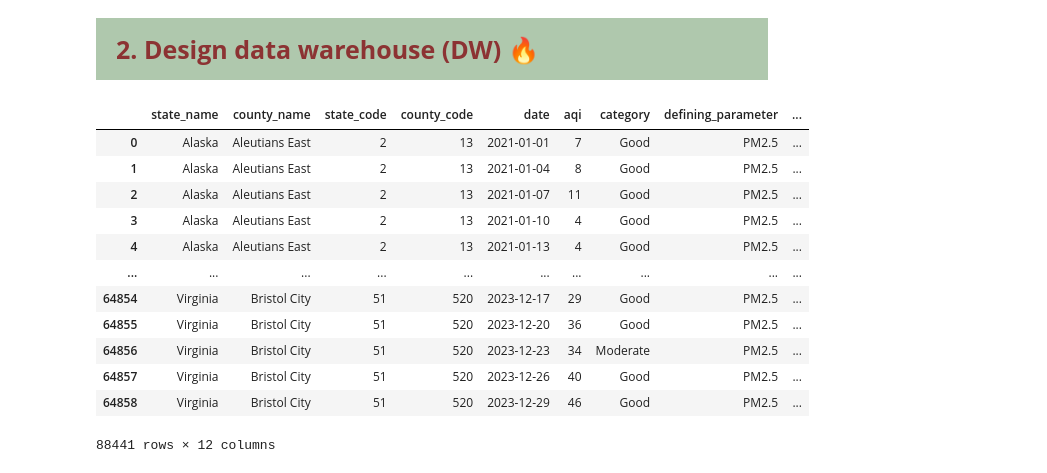
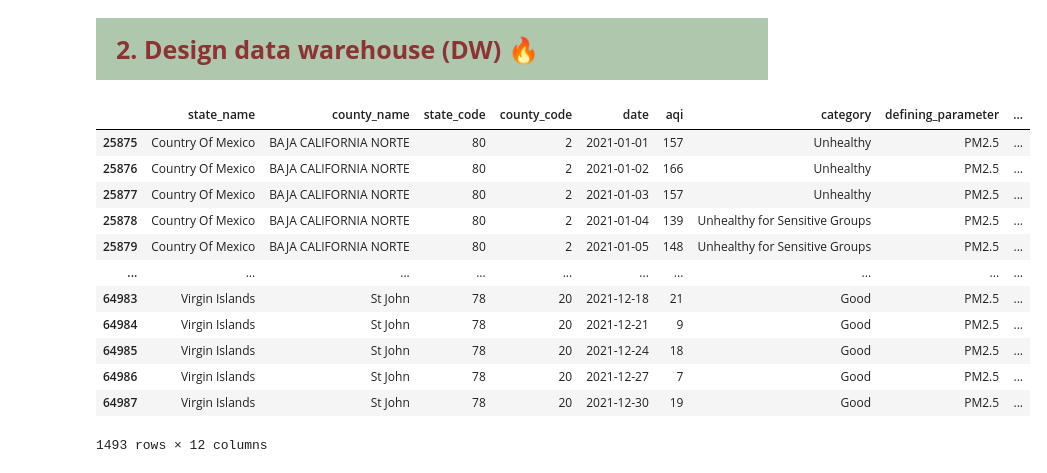
Before and after one commit to Alexieve/Business-Intelligence, a Jupyter notebook: Document/Report.ipynb, the cells around one changed output. Drawn from its saved outputs; the diff is of its cells as text; code cells hidden in the pictures.

```diff
--- a/Document/Report.ipynb
+++ b/Document/Report.ipynb
@@ -267,18 +267,3 @@ Data columns (total 12 columns):
  11  last_updated               194964 non-null  datetime64[ns]
 dtypes: datetime64[ns](3), int64(4), object(5)
 memory usage: 19.3+ MB
-# %%
-# Good: 0 - 50
-# Moderate aqi: 51 - 100
-# Unhealthy for Sensitive Groups: 101 - 150
-# Unhealthy: 151 - 200
-# Very Unhealthy: 201 - 300
-# Hazardous: > 300
-
-# mapping category value again base on above aqi value
-df['category'] = df['aqi'].apply(lambda x: 'Good' if x >= 0 and x <= 50 else
-                                    'Moderate' if x >= 51 and x <= 100 else
-                                    'Unhealthy for Sensitive Groups' if x >= 101 and x <= 150 else
-                                    'Unhealthy' if x >= 151 and x <= 200 else
-                                    'Very Unhealthy' if x >= 201 and x <= 300 else
-                                    'Hazardous')
@@ -380,19 +382,19 @@ df.to_csv('../Data/state_aqi_full.csv', index=False)
 <div style="text-align: left; font-family: 'Trebuchet MS', Arial, sans-serif; color: #8C3333; padding: 20px; font-size: 25px; font-weight: bold; border-radius: 0 0 0 0; background-color: #AFC8AD">
   2. Design data warehouse (DW) 🔥
 </div>
-# %%
-df[df['defining_parameter']=='PM2.5']
-# %% [output]
-|  | state_name | county_name | state_code | county_code | date | aqi | category | defining_parameter | ... |
-| 0 | Alaska | Aleutians East | 2 | 13 | 2021-01-01 | 7 | Good | PM2.5 | ... |
-| 1 | Alaska | Aleutians East | 2 | 13 | 2021-01-04 | 8 | Good | PM2.5 | ... |
-| 2 | Alaska | Aleutians East | 2 | 13 | 2021-01-07 | 11 | Good | PM2.5 | ... |
-| 3 | Alaska | Aleutians East | 2 | 13 | 2021-01-10 | 4 | Good | PM2.5 | ... |
-| 4 | Alaska | Aleutians East | 2 | 13 | 2021-01-13 | 4 | Good | PM2.5 | ... |
-| ... | ... | ... | ... | ... | ... | ... | ... | ... | ... |
-| 64854 | Virginia | Bristol City | 51 | 520 | 2023-12-17 | 29 | Good | PM2.5 | ... |
-| 64855 | Virginia | Bristol City | 51 | 520 | 2023-12-20 | 36 | Good | PM2.5 | ... |
-| 64856 | Virginia | Bristol City | 51 | 520 | 2023-12-23 | 34 | Moderate | PM2.5 | ... |
-| 64857 | Virginia | Bristol City | 51 | 520 | 2023-12-26 | 40 | Good | PM2.5 | ... |
-| 64858 | Virginia | Bristol City | 51 | 520 | 2023-12-29 | 46 | Good | PM2.5 | ... |
-88441 rows × 12 columns
+# %%
+df[df['state_code'] > 53].sort_index()
+# %% [output]
+|  | state_name | county_name | state_code | county_code | date | aqi | category | defining_parameter | ... |
+| 25875 | Country Of Mexico | BAJA CALIFORNIA NORTE | 80 | 2 | 2021-01-01 | 157 | Unhealthy | PM2.5 | ... |
+| 25876 | Country Of Mexico | BAJA CALIFORNIA NORTE | 80 | 2 | 2021-01-02 | 166 | Unhealthy | PM2.5 | ... |
+| 25877 | Country Of Mexico | BAJA CALIFORNIA NORTE | 80 | 2 | 2021-01-03 | 157 | Unhealthy | PM2.5 | ... |
+| 25878 | Country Of Mexico | BAJA CALIFORNIA NORTE | 80 | 2 | 2021-01-04 | 139 | Unhealthy for Sensitive Groups | PM2.5 | ... |
+| 25879 | Country Of Mexico | BAJA CALIFORNIA NORTE | 80 | 2 | 2021-01-05 | 148 | Unhealthy for Sensitive Groups | PM2.5 | ... |
+| ... | ... | ... | ... | ... | ... | ... | ... | ... | ... |
+| 64983 | Virgin Islands | St John | 78 | 20 | 2021-12-18 | 21 | Good | PM2.5 | ... |
+| 64984 | Virgin Islands | St John | 78 | 20 | 2021-12-21 | 9 | Good | PM2.5 | ... |
+| 64985 | Virgin Islands | St John | 78 | 20 | 2021-12-24 | 18 | Good | PM2.5 | ... |
+| 64986 | Virgin Islands | St John | 78 | 20 | 2021-12-27 | 7 | Good | PM2.5 | ... |
+| 64987 | Virgin Islands | St John | 78 | 20 | 2021-12-30 | 19 | Good | PM2.5 | ... |
+1493 rows × 12 columns
```
Also changed, not shown: parts of 2 cells of this notebook, 10 other files.
